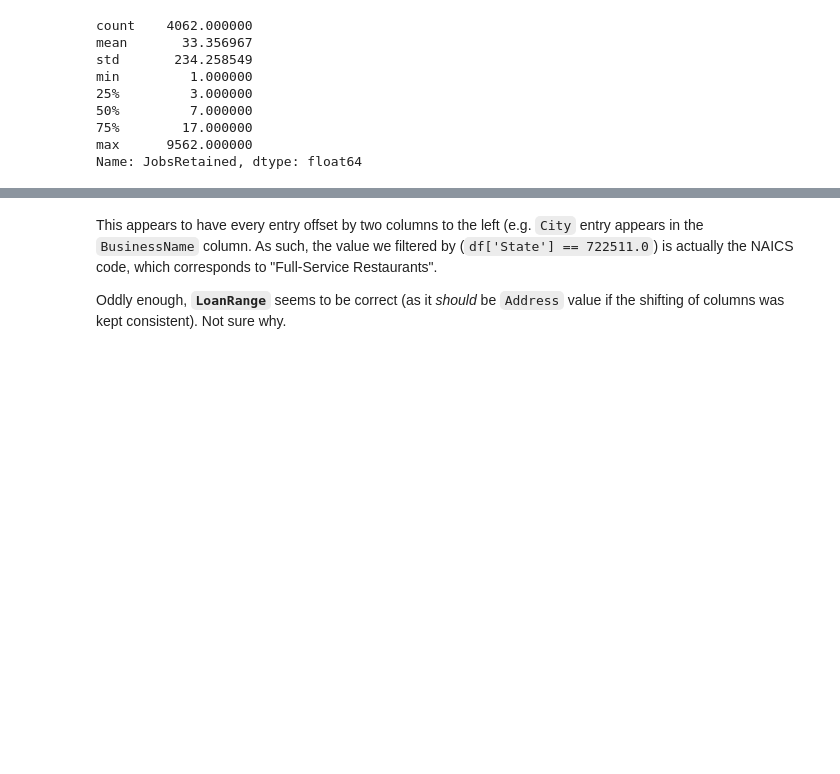
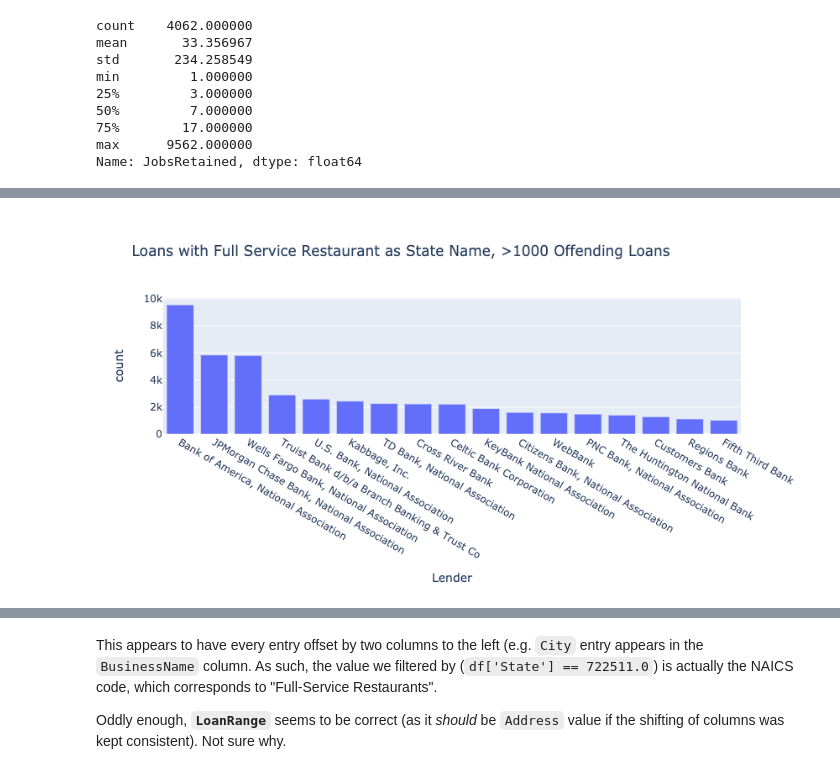
Before and after one commit to jomo06/CARES, a Jupyter notebook: python/notebooks/1.0-DWRM-EDA.ipynb, the cells around one changed output, grey strips where cells are left out. Saved outputs shown, nothing was run; the diff lists cells and outputs as text; code cells hidden in the pictures; blank space fills up the shorter version.

Commit message:
Use State column to identify and fix values transposed relative to proper columns

```diff
--- a/python/notebooks/1.0-DWRM-EDA.ipynb
+++ b/python/notebooks/1.0-DWRM-EDA.ipynb
@@ -195,7 +197,7 @@ Wall time: 8min 14s
 # %%
 %%time
 # If you've already saved a local copy...
-df = pd.read_csv('data/raw/unprocessed_ppp_data.csv')
+df = pd.read_csv('../data/raw/unprocessed_ppp_data.csv')
 df.info(memory_usage='deep')
 # %% [output]
 <class 'pandas.core.frame.DataFrame'>
@@ -287,7 +293,12 @@ min         1.000000
 max      9562.000000
 Name: JobsRetained, dtype: float64
 # %%
-lender_value_counts = df.loc[df['State'] == 722511.0, 'JobsRetained'].value_counts()
+lender_value_counts = df.loc[df['State'] == 722511.0, 'JobsRetained'].value_counts().reset_index()
+lender_value_counts.rename(columns={
+    'index': 'Lender',
+    'JobsRetained': 'count'
+}, inplace=True)
 
-lender_value_counts[lender_value_counts > 100]
+
+lender_value_counts[lender_value_counts['count'] > 100]
 # %% [output]
@@ -328,0 +330,5 @@ px.bar()
+# %%
+px.bar(lender_value_counts[lender_value_counts['count'] > 1000],
+      x='Lender', y='count', title='Loans with Full Service Restaurant as State Name, >1000 Offending Loans')
+# %% [output]
+[figure, added]
```
Also changed, not shown: parts of 19 cells of this notebook, 8 other files.
